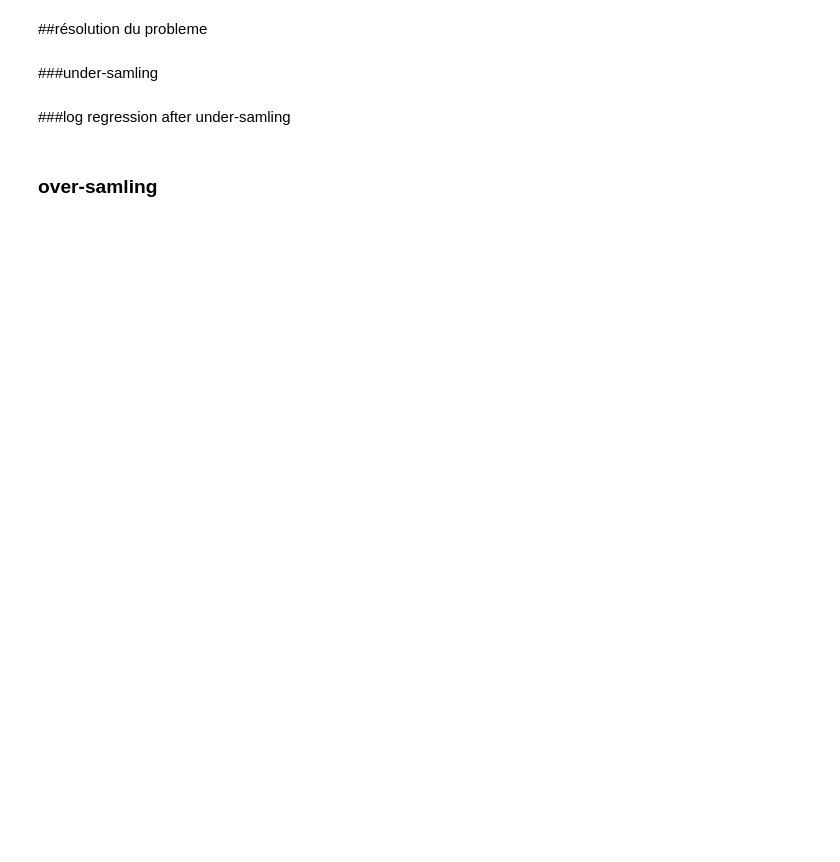
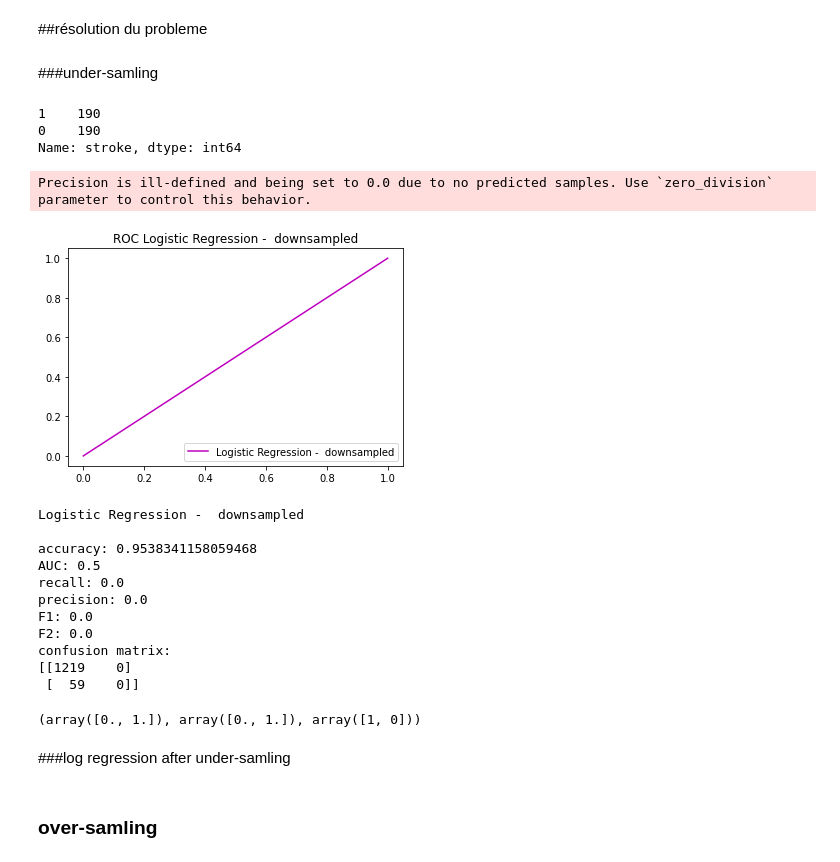
Before and after one commit to semoennaciri/Tipemohamedennaciri, a Jupyter notebook: stroke_prediction.ipynb, the cells around one changed output. Drawn from its saved outputs; the diff is of its cells as text; code cells hidden in the pictures; blank space fills up the shorter version.

```diff
--- a/stroke_prediction.ipynb
+++ b/stroke_prediction.ipynb
@@ -116,19 +148,5 @@ print('Test Score is : ' , lg.score(X_test, y_test))
 # %% [markdown]
 ##data cleaning
-# %%
-# drop outliers
-numerical = ["age", "bmi", "avg_glucose_level"]
-for col in numerical:
-    col_zscore = col + "_zscore"
-    data[col_zscore] = (data[col] - data[col].mean())/data[col].std(ddof=0)
-    data[col + "_outlier"] = (abs(data[col+"_zscore"])>3).astype(int)
-    data_drop = data[(data[col + "_outlier"]==1)]
-    data = pd.concat([data, data_drop]).drop_duplicates(keep=False)
-    data.drop(col_zscore, axis=1, inplace=True)
-    data.drop(col + "_outlier", axis=1, inplace=True)
-
-# Gender - drop "other" -> drop 1 record with unique category
-data.drop(data[data.gender == 'Other'].index, axis = 0, inplace=True)
 # %%
 # train-test split
 X = data.drop('stroke', axis=1)
@@ -185,9 +201,58 @@ not_stroke = train[(train.stroke == 0)]
 not_stroke_downsampled = resample(not_stroke, replace=False, n_samples=len(stroke), random_state=34)
 train_downsampled = pd.concat([not_stroke_downsampled, stroke]).sample(frac=1)
 train_downsampled.stroke.value_counts()
+# %% [output]
+1    190
+0    190
+Name: stroke, dtype: int64
 # %%
 downsampled_y = train_downsampled['stroke']
 downsampled_X = train_downsampled.drop('stroke', axis=1)
+# %%
+
+def info_classification(name, y_test, y_pred, y_pred_proba=None):
+    if y_pred_proba.all() != None:
+        fpr_log, tpr_log, thresholds_log = metrics.precision_recall_curve(y_test, y_pred_proba)
+        auc_log = metrics.roc_auc_score(y_test, y_pred_proba)
+    else:
+        fpr_log, tpr_log, thresholds_log = metrics.roc_curve(y_test, y_pred)
+        auc_log = metrics.roc_auc_score(y_test, y_pred)
+    f1 = metrics.f1_score(y_test, y_pred)
+    f2 = metrics.fbeta_score(y_test, y_pred, beta=2)
+    recall = metrics.recall_score(y_test, y_pred)
+    precision = metrics.precision_score(y_test, y_pred)
+    plt.plot(fpr_log, tpr_log, color='m',label=name)
+    plt.title("ROC " + name)
+    plt.legend(loc=4)
+    plt.show()
+    print("\n" + name + "\n")
+    print("accuracy: " + str(metrics.accuracy_score(y_test, y_pred)))
+    print("AUC: " + str(auc_log))
+    print("recall: " + str(recall))
+    print("precision: " + str(precision))
+    print("F1: " + str(f1))
+    print("F2: " + str(f2))
+    print("confusion matrix: \n" + str(metrics.confusion_matrix(y_test, y_pred)))
+# %%
+info_classification("Logistic Regression -  downsampled", y_test, y_pred, np.array(None))
+# %% [output]
+Precision is ill-defined and being set to 0.0 due to no predicted samples. Use `zero_division` parameter to control this behavior.
+[figure, added]
+Logistic Regression -  downsampled
+
+accuracy: 0.9538341158059468
+AUC: 0.5
+recall: 0.0
+precision: 0.0
+F1: 0.0
+F2: 0.0
+confusion matrix:
+[[1219    0]
+ [  59    0]]
+# %%
+sklearn.metrics.roc_curve(y_test, y_pred,pos_label=None, sample_weight=None, drop_intermediate=True)
+# %% [output]
+(array([0., 1.]), array([0., 1.]), array([1, 0]))
 # %% [markdown]
 ###log regression after under-samling
 # %%
```
Also changed, not shown: parts of 25 cells of this notebook.
